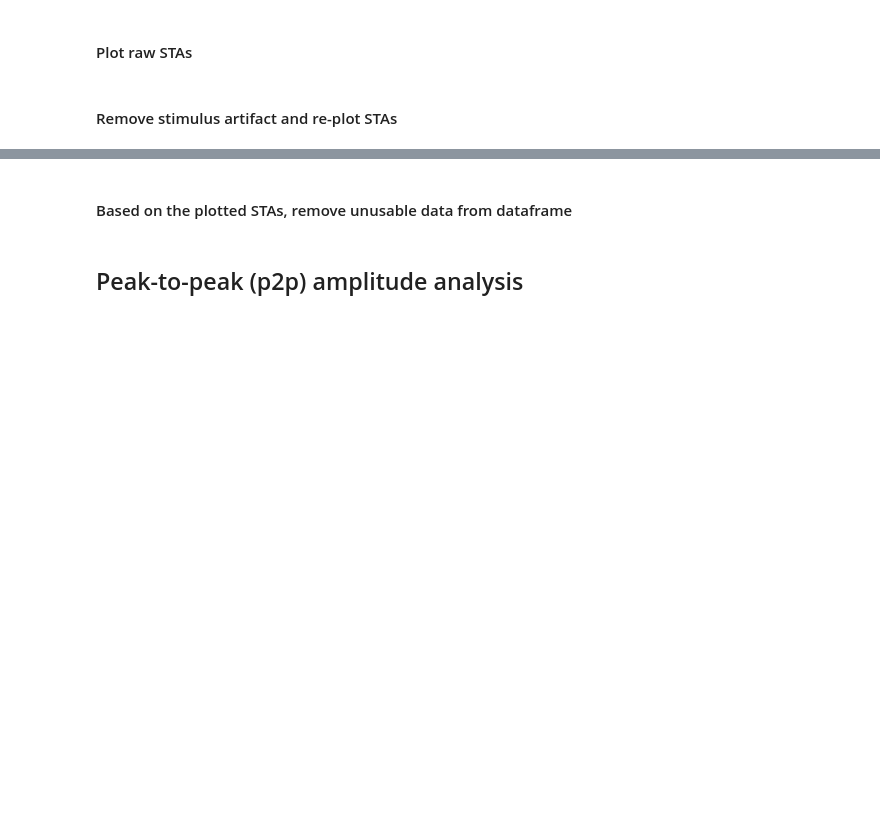
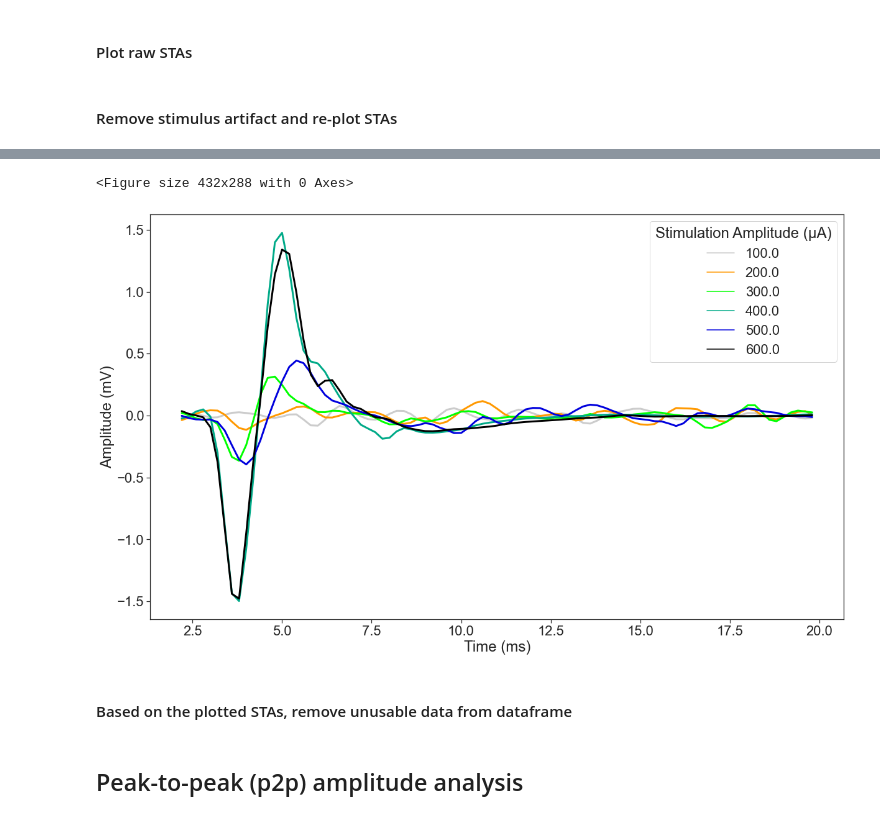
Before and after one commit to IanGMalone/Evoked_Potential_Analysis, a Jupyter notebook: Motor Evoked Potential Analyses.ipynb, the cells around one changed output, grey strips where cells are left out. Drawn from its saved outputs; the diff is of its cells as text; code cells hidden in the pictures; blank space fills up the shorter version.

```diff
--- a/Motor Evoked Potential Analyses.ipynb
+++ b/Motor Evoked Potential Analyses.ipynb
@@ -137,3 +147,19 @@ df_sta_noart = df_sta_noart[df_sta_noart['Time'] > 2]
+# %%
+sns.set(font_scale=2)
+sns.set_style("ticks")
+sns.despine()
+plt.figure(figsize=(20,12))
+stimamplist = [100,200,300,400,500,600]
+ax = sns.lineplot(data=df_sta_noart[(df_sta_noart['Animal'] == 'N11') & (df_sta_noart['Day_Stim'] == 4)
+                               & (df_sta_noart['Stim_Amplitude'].isin(stimamplist))
+                               & (df_sta_noart['Time'] < 20)],
+             x="Time", y="STA_Amplitude", hue="Stim_Amplitude", palette='nipy_spectral_r', linewidth=3, legend=True)
+ax.set(xlabel='Time (ms)', ylabel='Amplitude (mV)')
+ax.legend().set_title('Stimulation Amplitude (μA)')
+ax.figure.savefig("D:\\example_sta.png")
+# %% [output]
+<Figure size 432x288 with 0 Axes>
+[figure, added]
 # %% [markdown]
 #### Based on the plotted STAs, remove unusable data from dataframe
 # %%
```
Also changed, not shown: parts of 4 cells of this notebook.
